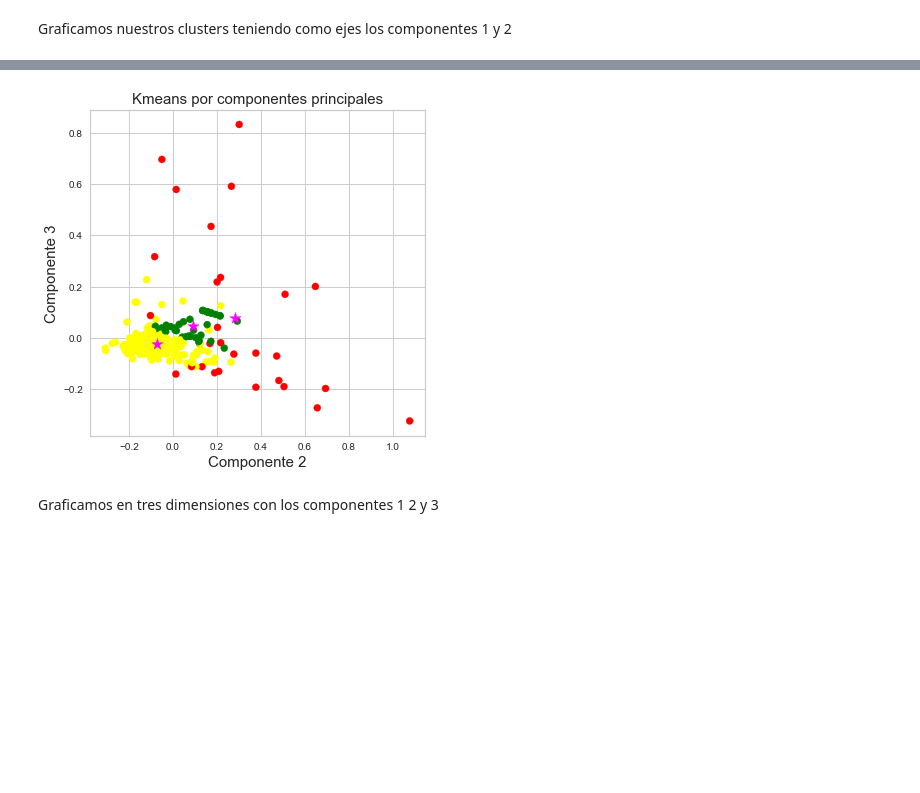
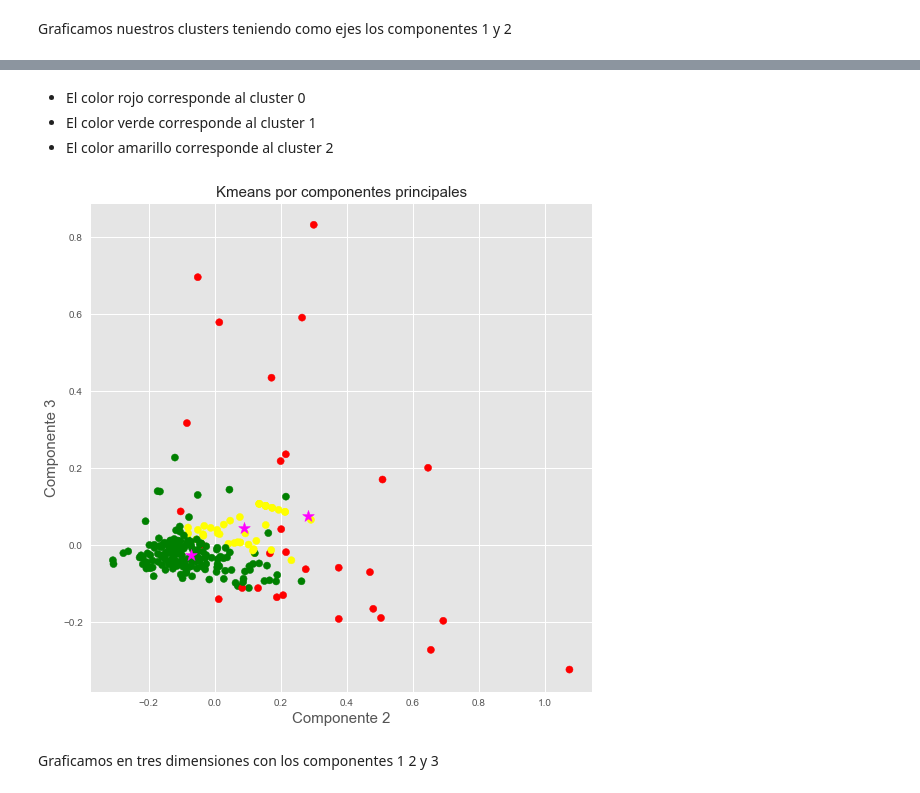
Before and after one commit to Liss-maritza/Rendimiento-academico-Machine-Learning, a Jupyter notebook: Modelado y analisis/modelado.ipynb, the cells around one changed output, grey strips where cells are left out. Cells and saved outputs as stored; diff of their text form; code cells hidden in the pictures; blank space fills up the shorter version.

```diff
--- a/Modelado y analisis/modelado.ipynb
+++ b/Modelado y analisis/modelado.ipynb
@@ -451,7 +467,7 @@ for k in range(2, limit+1):
     model = KMeans(n_clusters=k)
     model.fit(pca_scores)
     pred = model.predict(pca_scores) #predecimos
-    score = silhouette_score(pca_scores, pred)
+    score = silhouette_score(pca_scores, pred, metric='euclidean')
     print('Valor de silhouette para k = {}: {:<.3f}'.format(k, score))
 # %% [output]
 Valor de silhouette para k = 2: 0.453
@@ -466,6 +482,6 @@ Valor de silhouette para k = 10: 0.375
 # %%
 #Con k=3
-ModeloKmeansPCA = KMeans(n_clusters=3, max_iter=300).fit(pca_scores)
+ModeloKmeansPCA = KMeans(n_clusters=3, max_iter=100).fit(pca_scores)
 #Creamos la nueva variable y agregamos
 pca_scores['kMeans_cluster']=ModeloKmeansPCA.labels_
 #Visualizamos
@@ -511,19 +527,23 @@ plt.show()
+# %% [markdown]
+- El color rojo corresponde al cluster 0
+- El color verde corresponde al cluster 1
+- El color amarillo corresponde al cluster 2
 # %%
-fig=plt.figure(figsize=(6,6))
+fig=plt.figure(figsize=(9,9))
 
 ax=fig.add_subplot(1,1,1)
 ax.set_xlabel('Componente 2', fontsize=15)
 ax.set_ylabel('Componente 3', fontsize=15)
 ax.set_title('Kmeans por componentes principales', fontsize=15)
 
 color=np.array(['red','green','yellow'])
 ax.scatter(x=pca_scores.Componente2, y=pca_scores.Componente3,
            c=color[pca_scores.kMeans_cluster], s=50)
 ax.scatter(centroids[:, 1], centroids[:, 2], marker='*', c='fuchsia', s=150)
 
 plt.show()
 # %% [output]
-[figure, old version]
+[figure, new version]
 # %%
 %matplotlib inline
 from mpl_toolkits.mplot3d import Axes3D
```
Also changed, not shown: parts of 44 cells of this notebook, 7 other files.
